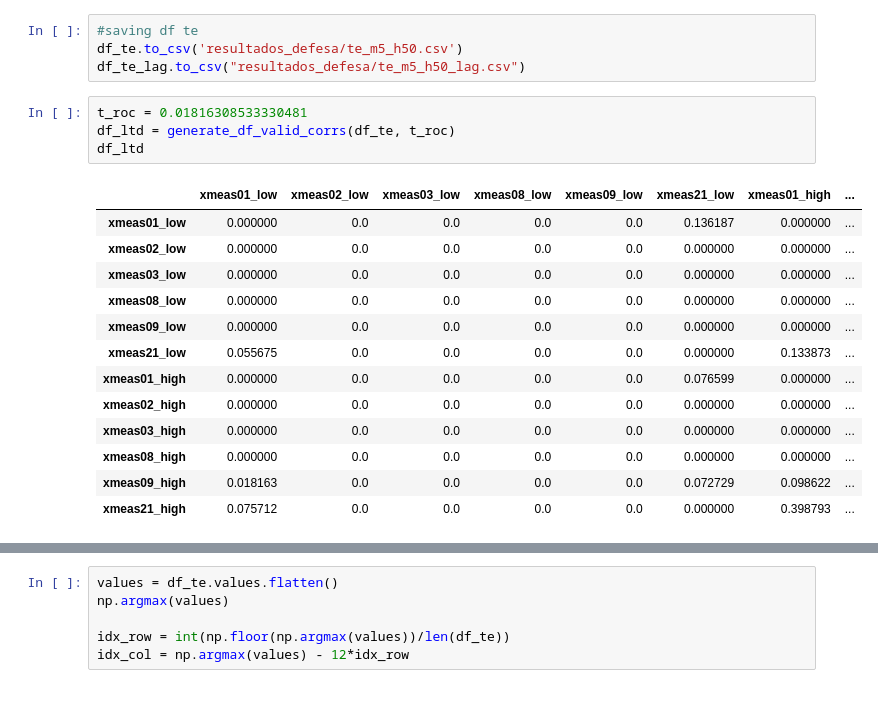
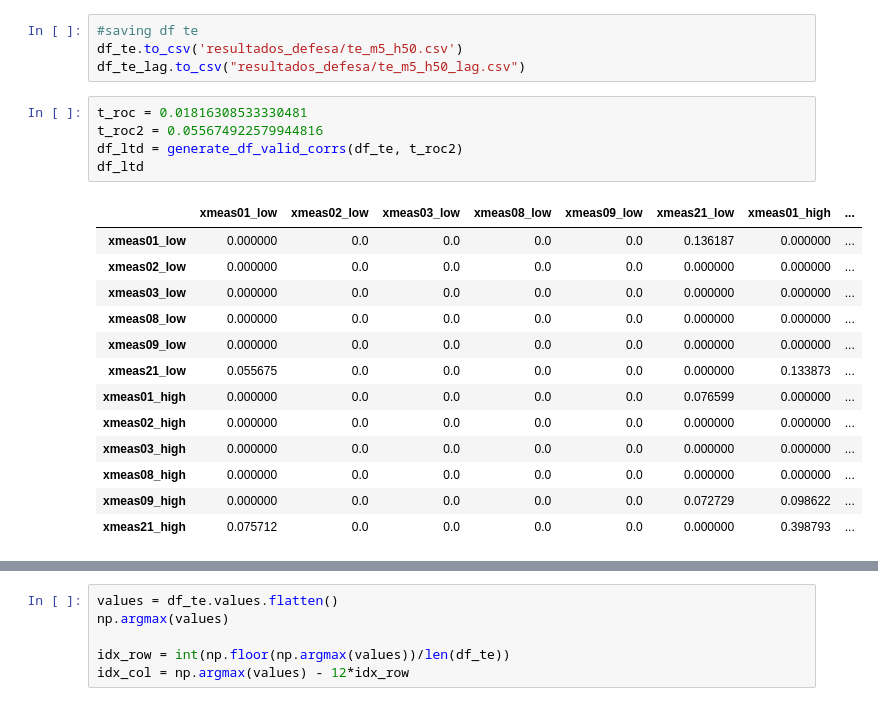
Before and after one commit to ruteee/pesquisa, a Jupyter notebook: TransEntropy_mod.ipynb, the cells around one changed output, grey strips where cells are left out. Saved outputs shown, nothing was run; the diff lists cells and outputs as text.

```diff
--- a/TransEntropy_mod.ipynb
+++ b/TransEntropy_mod.ipynb
@@ -345,20 +346,21 @@ df_te.to_csv('resultados_defesa/te_m5_h50.csv')
 df_te_lag.to_csv("resultados_defesa/te_m5_h50_lag.csv")
 # %%
 t_roc = 0.01816308533330481
-df_ltd = generate_df_valid_corrs(df_te, t_roc)
+t_roc2 = 0.055674922579944816
+df_ltd = generate_df_valid_corrs(df_te, t_roc2)
 df_ltd
 # %% [output]
 |  | xmeas01_low | xmeas02_low | xmeas03_low | xmeas08_low | xmeas09_low | xmeas21_low | xmeas01_high | ... |
 | xmeas01_low | 0.000000 | 0.0 | 0.0 | 0.0 | 0.0 | 0.136187 | 0.000000 | ... |
 | xmeas02_low | 0.000000 | 0.0 | 0.0 | 0.0 | 0.0 | 0.000000 | 0.000000 | ... |
 | xmeas03_low | 0.000000 | 0.0 | 0.0 | 0.0 | 0.0 | 0.000000 | 0.000000 | ... |
 | xmeas08_low | 0.000000 | 0.0 | 0.0 | 0.0 | 0.0 | 0.000000 | 0.000000 | ... |
 | xmeas09_low | 0.000000 | 0.0 | 0.0 | 0.0 | 0.0 | 0.000000 | 0.000000 | ... |
 | xmeas21_low | 0.055675 | 0.0 | 0.0 | 0.0 | 0.0 | 0.000000 | 0.133873 | ... |
 | xmeas01_high | 0.000000 | 0.0 | 0.0 | 0.0 | 0.0 | 0.076599 | 0.000000 | ... |
 | xmeas02_high | 0.000000 | 0.0 | 0.0 | 0.0 | 0.0 | 0.000000 | 0.000000 | ... |
 | xmeas03_high | 0.000000 | 0.0 | 0.0 | 0.0 | 0.0 | 0.000000 | 0.000000 | ... |
 | xmeas08_high | 0.000000 | 0.0 | 0.0 | 0.0 | 0.0 | 0.000000 | 0.000000 | ... |
-| xmeas09_high | 0.018163 | 0.0 | 0.0 | 0.0 | 0.0 | 0.072729 | 0.098622 | ... |
+| xmeas09_high | 0.000000 | 0.0 | 0.0 | 0.0 | 0.0 | 0.072729 | 0.098622 | ... |
 | xmeas21_high | 0.075712 | 0.0 | 0.0 | 0.0 | 0.0 | 0.000000 | 0.398793 | ... |
 # %%
```
Also changed, not shown: parts of 15 cells of this notebook, 3 other files.
